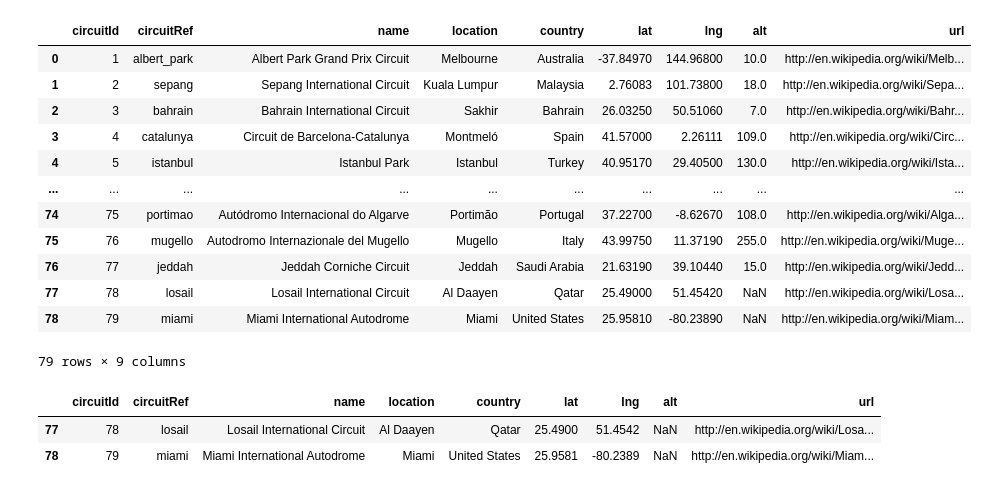
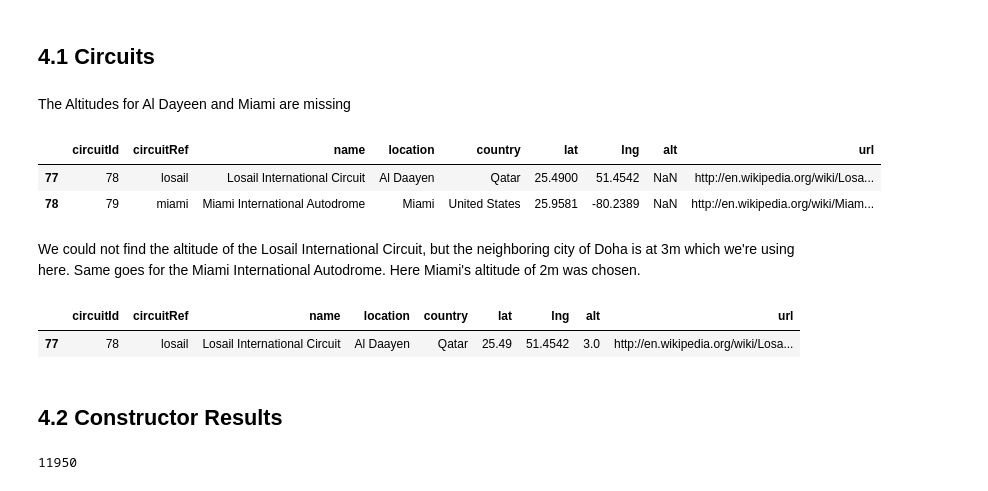
Before and after one commit to fadikatrina/datamadness, a Jupyter notebook: importer.ipynb, the cells around one changed output. Drawn from its saved outputs; the diff is of its cells as text; code cells hidden in the pictures.

```diff
--- a/importer.ipynb
+++ b/importer.ipynb
@@ -59,22 +135,25 @@ circuits_df.to_csv(
+# %% [markdown]
+## 4.1 Circuits
+# %% [markdown]
+The Altitudes for Al Dayeen and Miami are missing
+# %%
+circuits_df.loc[circuits_df['alt'].isna()]
+# %% [output]
+|  | circuitId | circuitRef | name | location | country | lat | lng | alt | url |
+| 77 | 78 | losail | Losail International Circuit | Al Daayen | Qatar | 25.4900 | 51.4542 | NaN | http://en.wikipedia.org/wiki/Losa... |
+| 78 | 79 | miami | Miami International Autodrome | Miami | United States | 25.9581 | -80.2389 | NaN | http://en.wikipedia.org/wiki/Miam... |
+# %% [markdown]
+We could not find the altitude of the Losail International Circuit, but the neighboring city of Doha is at 3m which we're using here. Same goes for the Miami International Autodrome. Here Miami's altitude of 2m was chosen.
+# %%
+circuits_df['alt'] = circuits_df['alt'].replace([np.nan, np.nan], [2,3])
 # %%
-circuits_df
+circuits_df.iloc[[77]]
 # %% [output]
 |  | circuitId | circuitRef | name | location | country | lat | lng | alt | url |
-| 0 | 1 | albert_park | Albert Park Grand Prix Circuit | Melbourne | Australia | -37.84970 | 144.96800 | 10.0 | http://en.wikipedia.org/wiki/Melb... |
-| 1 | 2 | sepang | Sepang International Circuit | Kuala Lumpur | Malaysia | 2.76083 | 101.73800 | 18.0 | http://en.wikipedia.org/wiki/Sepa... |
-| 2 | 3 | bahrain | Bahrain International Circuit | Sakhir | Bahrain | 26.03250 | 50.51060 | 7.0 | http://en.wikipedia.org/wiki/Bahr... |
-| 3 | 4 | catalunya | Circuit de Barcelona-Catalunya | Montmeló | Spain | 41.57000 | 2.26111 | 109.0 | http://en.wikipedia.org/wiki/Circ... |
-| 4 | 5 | istanbul | Istanbul Park | Istanbul | Turkey | 40.95170 | 29.40500 | 130.0 | http://en.wikipedia.org/wiki/Ista... |
-| ... | ... | ... | ... | ... | ... | ... | ... | ... | ... |
-| 74 | 75 | portimao | Autódromo Internacional do Algarve | Portimão | Portugal | 37.22700 | -8.62670 | 108.0 | http://en.wikipedia.org/wiki/Alga... |
-| 75 | 76 | mugello | Autodromo Internazionale del Mugello | Mugello | Italy | 43.99750 | 11.37190 | 255.0 | http://en.wikipedia.org/wiki/Muge... |
-| 76 | 77 | jeddah | Jeddah Corniche Circuit | Jeddah | Saudi Arabia | 21.63190 | 39.10440 | 15.0 | http://en.wikipedia.org/wiki/Jedd... |
-| 77 | 78 | losail | Losail International Circuit | Al Daayen | Qatar | 25.49000 | 51.45420 | NaN | http://en.wikipedia.org/wiki/Losa... |
-| 78 | 79 | miami | Miami International Autodrome | Miami | United States | 25.95810 | -80.23890 | NaN | http://en.wikipedia.org/wiki/Miam... |
+| 77 | 78 | losail | Losail International Circuit | Al Daayen | Qatar | 25.49 | 51.4542 | 3.0 | http://en.wikipedia.org/wiki/Losa... |
-79 rows × 9 columns
-# %%
-circuits_df.loc[circuits_df.isnull().any(axis=1)]
-# %% [output]
-|  | circuitId | circuitRef | name | location | country | lat | lng | alt | url |
-| 77 | 78 | losail | Losail International Circuit | Al Daayen | Qatar | 25.4900 | 51.4542 | NaN | http://en.wikipedia.org/wiki/Losa... |
-| 78 | 79 | miami | Miami International Autodrome | Miami | United States | 25.9581 | -80.2389 | NaN | http://en.wikipedia.org/wiki/Miam... |
+# %% [markdown]
+## 4.2 Constructor Results
+# %%
+len(constructorresults_df)
+# %% [output]
+11950
```
Also changed, not shown: parts of 51 cells of this notebook.
